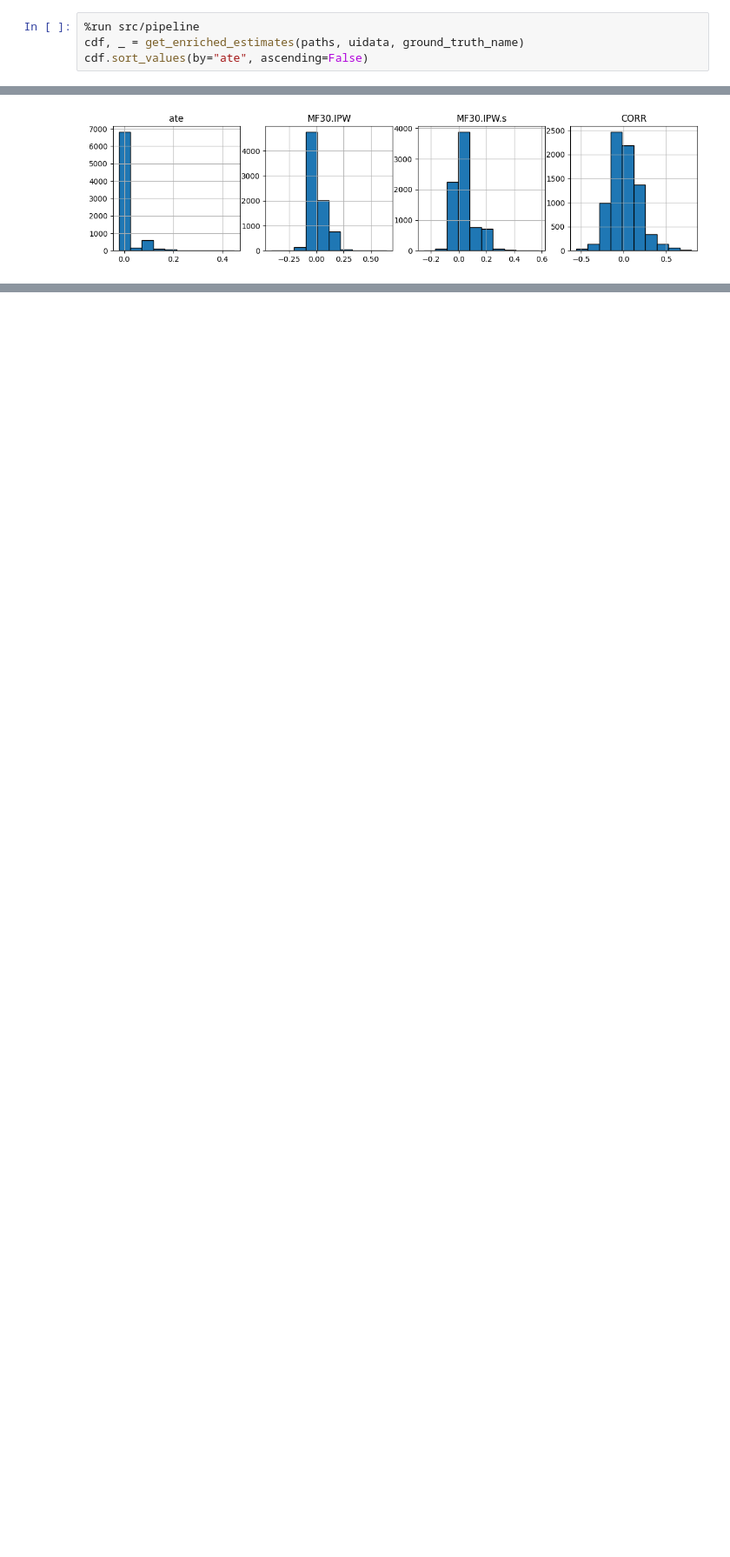
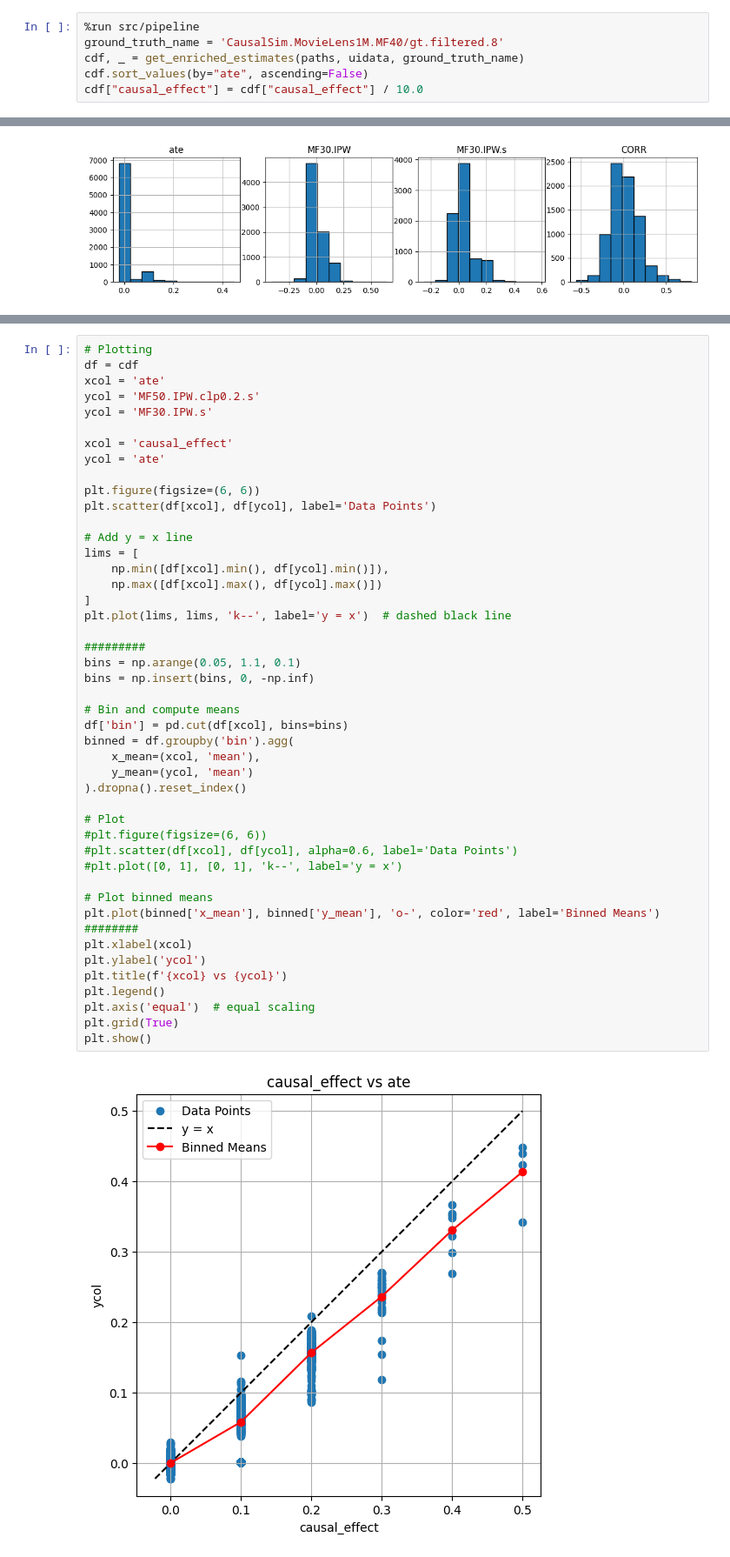
Before and after one commit to zivwhd/scmsim, a Jupyter notebook: notebooks/BenchmarkSim.ipynb, the cells around one changed output, grey strips where cells are left out. Shown at 87% size. Cells and saved outputs as stored; diff of their text form; blank space fills up the shorter version.

```diff
--- a/notebooks/BenchmarkSim.ipynb
+++ b/notebooks/BenchmarkSim.ipynb
@@ -167,5 +156,7 @@ get_sim_scores(paths, uidata, ground_truth_name)
 | 37 | MF60.IPW.clp1.s | 0.04694503574515626 | 0.332264 | 0.05154356699344777 | 0.046007524747690216 |
 # %%
 %run src/pipeline
+ground_truth_name = 'CausalSim.MovieLens1M.MF40/gt.filtered.8'
 cdf, _ = get_enriched_estimates(paths, uidata, ground_truth_name)
 cdf.sort_values(by="ate", ascending=False)
+cdf["causal_effect"] = cdf["causal_effect"] / 10.0
@@ -218,0 +240,48 @@ cdf.sort_values(by="ate", ascending=False)[["ate","MF30.IPW","MF30.IPW.s","MF30.
+# %%
+# Plotting
+df = cdf
+xcol = 'ate'
+ycol = 'MF50.IPW.clp0.2.s'
+ycol = 'MF30.IPW.s'
+
+xcol = 'causal_effect'
+ycol = 'ate'
+
+plt.figure(figsize=(6, 6))
+plt.scatter(df[xcol], df[ycol], label='Data Points')
+
+# Add y = x line
+lims = [
+    np.min([df[xcol].min(), df[ycol].min()]),
+    np.max([df[xcol].max(), df[ycol].max()])
+]
+plt.plot(lims, lims, 'k--', label='y = x')  # dashed black line
+
+#########
+bins = np.arange(0.05, 1.1, 0.1)
+bins = np.insert(bins, 0, -np.inf)
+
+# Bin and compute means
+df['bin'] = pd.cut(df[xcol], bins=bins)
+binned = df.groupby('bin').agg(
+    x_mean=(xcol, 'mean'),
+    y_mean=(ycol, 'mean')
+).dropna().reset_index()
+
+# Plot
+#plt.figure(figsize=(6, 6))
+#plt.scatter(df[xcol], df[ycol], alpha=0.6, label='Data Points')
+#plt.plot([0, 1], [0, 1], 'k--', label='y = x')
+
+# Plot binned means
+plt.plot(binned['x_mean'], binned['y_mean'], 'o-', color='red', label='Binned Means')
+########
+plt.xlabel(xcol)
+plt.ylabel('ycol')
+plt.title(f'{xcol} vs {ycol}')
+plt.legend()
+plt.axis('equal')  # equal scaling
+plt.grid(True)
+plt.show()
+# %% [output]
+[figure, added]
```
Also changed, not shown: parts of 18 cells of this notebook.
